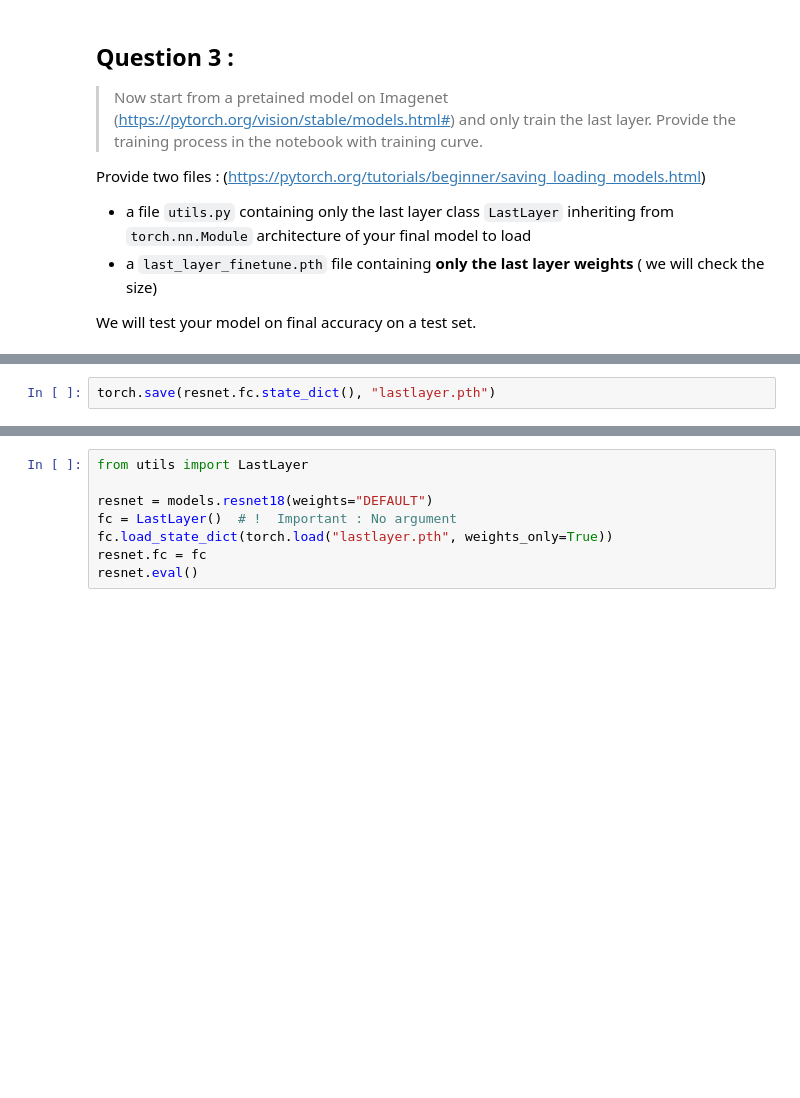
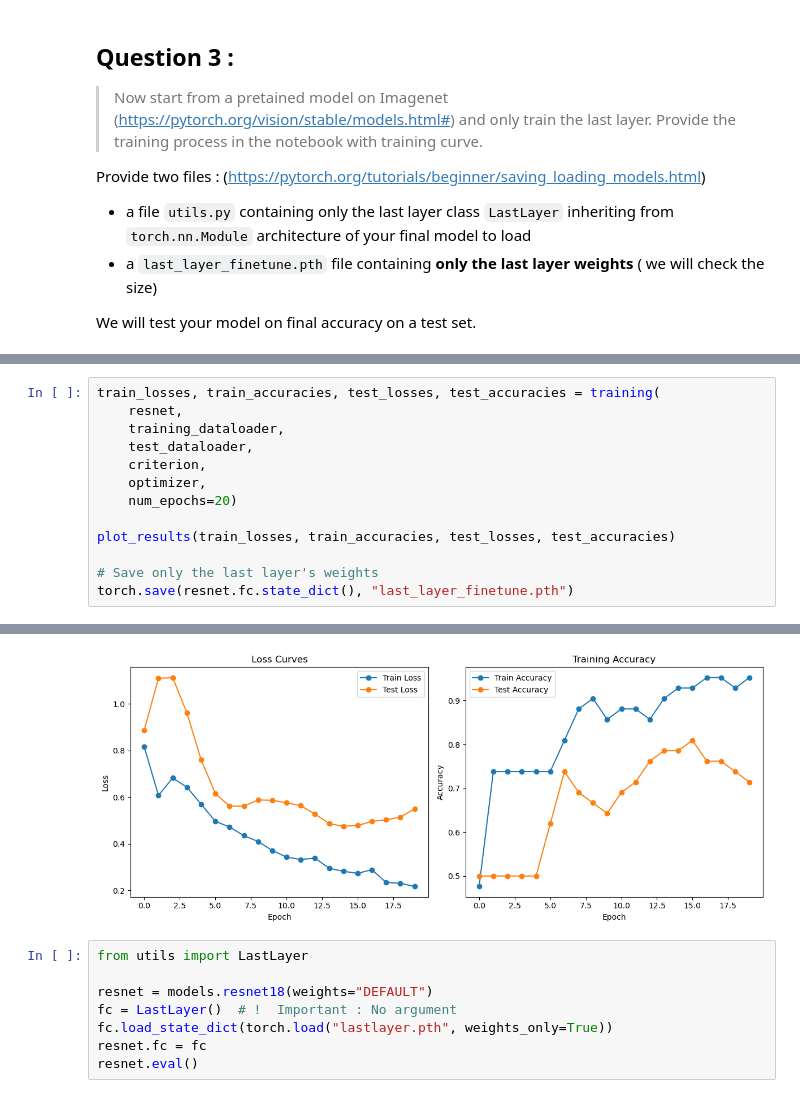
Before and after one commit to Theo92100/DLIP-4, a Jupyter notebook: TP4_Ben.ipynb, the cells around one changed output, grey strips where cells are left out. Saved outputs shown, nothing was run; the diff lists cells and outputs as text; blank space fills up the shorter version.

```diff
--- a/TP4_Ben.ipynb
+++ b/TP4_Ben.ipynb
@@ -394,2 +290,14 @@ Epoch 20/20, Training Loss: 0.2210, Training accuracy: 0.9286, Test Loss: 0.7731
-# %%
-torch.save(resnet.fc.state_dict(), "lastlayer.pth")
+# %%
+train_losses, train_accuracies, test_losses, test_accuracies = training(
+    resnet,
+    training_dataloader,
+    test_dataloader,
+    criterion,
+    optimizer,
+    num_epochs=20)
+
+plot_results(train_losses, train_accuracies, test_losses, test_accuracies)
+
+# Save only the last layer's weights
+torch.save(resnet.fc.state_dict(), "last_layer_finetune.pth")
+# %% [output]
@@ -396,3 +324,4 @@ torch.save(resnet.fc.state_dict(), "lastlayer.pth")
+[figure, added]
 # %%
 from utils import LastLayer
 
```
Also changed, not shown: parts of 17 cells of this notebook, 4 other files.
